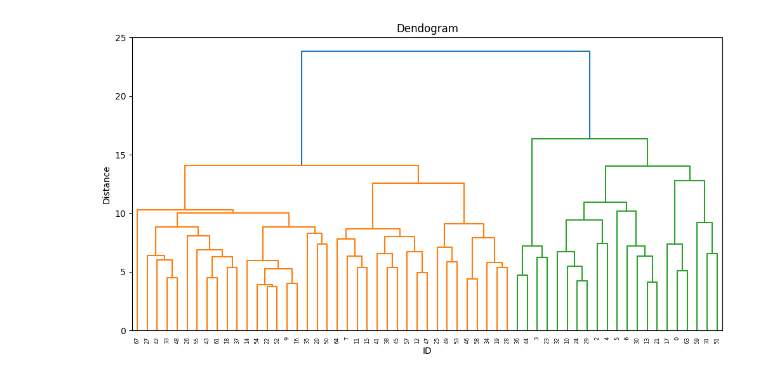
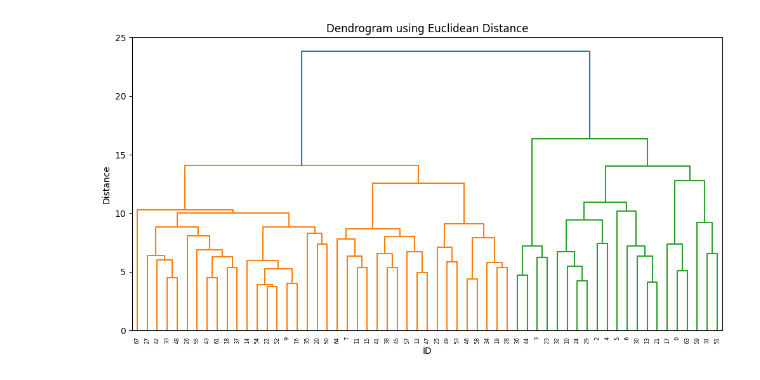
Before and after one commit to MalwinaKoz/Project-People-Analytics, a Jupyter notebook: notebooks/04_AdditionalAnalysis.ipynb, the cells around one changed output. Drawn from its saved outputs; the diff is of its cells as text; code cells hidden in the pictures.

Commit message:
Euclidean vs Manhattan

```diff
--- a/notebooks/04_AdditionalAnalysis.ipynb
+++ b/notebooks/04_AdditionalAnalysis.ipynb
@@ -10,15 +12,21 @@ data = pd.read_csv('../data/03_Processed/02_ProcessedData.csv')
 data.set_index('ID', inplace=True)
 # %%
 selected_columns = data.iloc[:,1:]
+# %%
+euclidean_dist = pdist(selected_columns, metric='euclidean')
+manhattan_dist = pdist(selected_columns, metric='cityblock')
+
+
+euclidean_clustering = sch.linkage(euclidean_dist, method='ward')
+manhattan_clustering = sch.linkage(manhattan_dist, method='ward')
 # %%
-clustering = sch.linkage(selected_columns, method='ward')
-plt.figure(figsize=(12,6))
-sch.dendrogram(clustering, labels=selected_columns.index)
+plt.figure(figsize=(12, 6))
+plt.title('Dendrogram using Euclidean Distance')
+sch.dendrogram(euclidean_clustering, labels=selected_columns.index)
 plt.xticks(rotation=90)
-plt.title('Dendogram')
 plt.xlabel('ID')
 plt.ylabel('Distance')
-plt.savefig('../figures/04_Dendrogram.png', dpi=300,bbox_inches='tight')
+plt.savefig('../figures/04_euclidean_dendrogram.png', dpi=300, bbox_inches='tight')
 plt.show()
 # %% [output]
-[figure, old version]
+[figure, new version]
```
Also changed, not shown: parts of 5 cells of this notebook, 2 other files.
